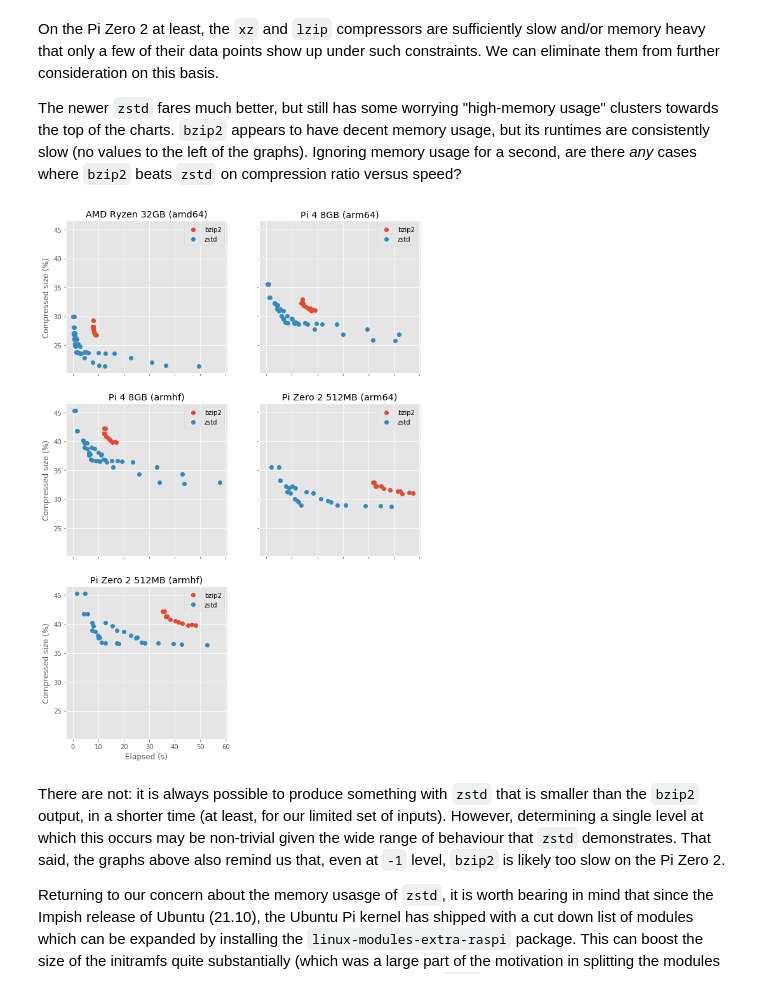
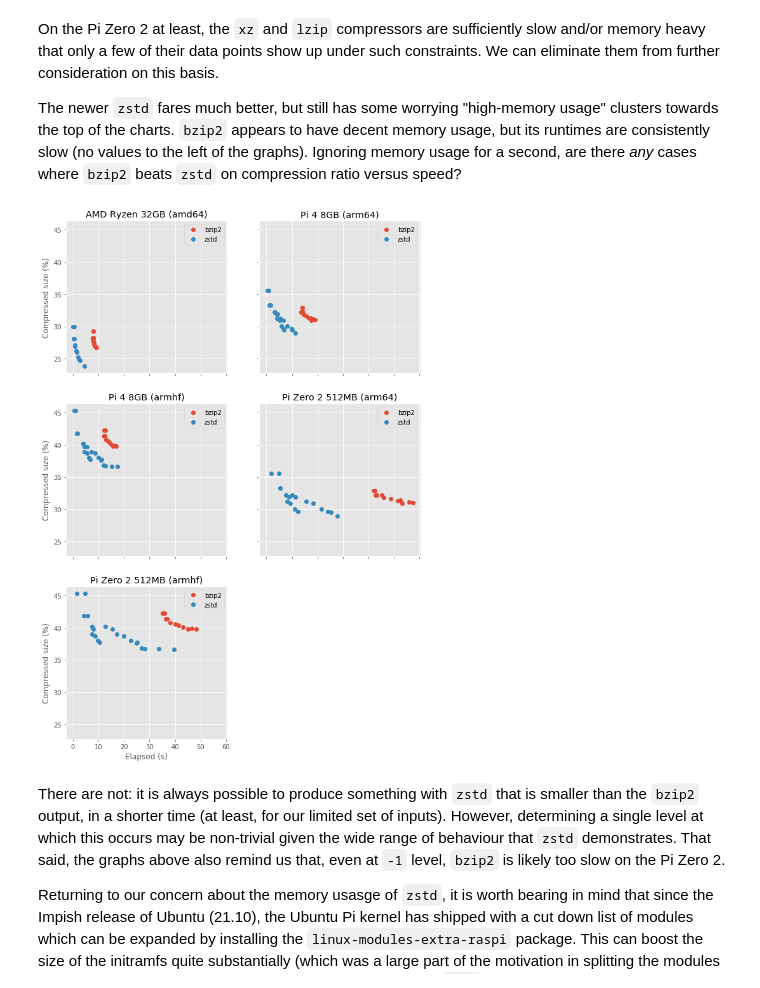
Before and after one commit to waveform80/compression, a Jupyter notebook: analysis.ipynb, the cells around one changed output. Saved outputs shown, nothing was run; the diff lists cells and outputs as text; code cells hidden in the pictures.

```diff
--- a/analysis.ipynb
+++ b/analysis.ipynb
@@ -487,18 +487,19 @@ the graphs). Ignoring memory usage for a second, are there *any* cases where
 # %%
 render_multi_xy(conn.execute("""
 SELECT
-  machine || ' (' || arch || ')',
-  compressor,
+  machine || ' (' || arch || ')' AS title,
+  compressor AS series,
   comp_duration AS "Elapsed (s)",
   100.0 * output_size / input_size AS "Compressed size (%)"
 FROM results
 WHERE succeeded = 1
 AND comp_duration < 60
+AND comp_max_mem < (100 * 1048576)
 AND compressor IN ('bzip2', 'zstd')
-ORDER BY 1, 2
+ORDER BY title, series
 """))
 # %% [output]
-[figure, old version]
+[figure, new version]
 # %% [markdown]
 There are not: it is always possible to produce something with `zstd` that is
 smaller than the `bzip2` output, in a shorter time (at least, for our limited
```
Also changed, not shown: parts of 27 cells of this notebook.
